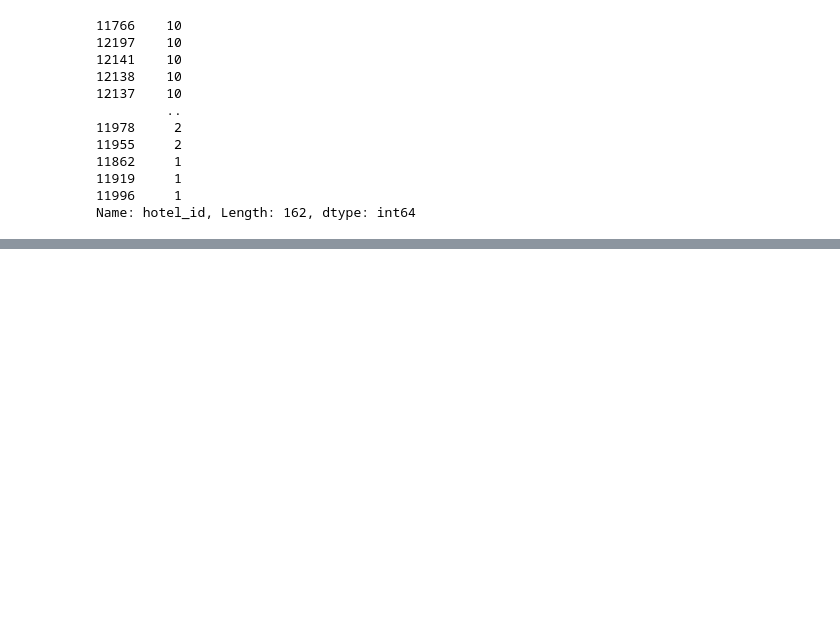
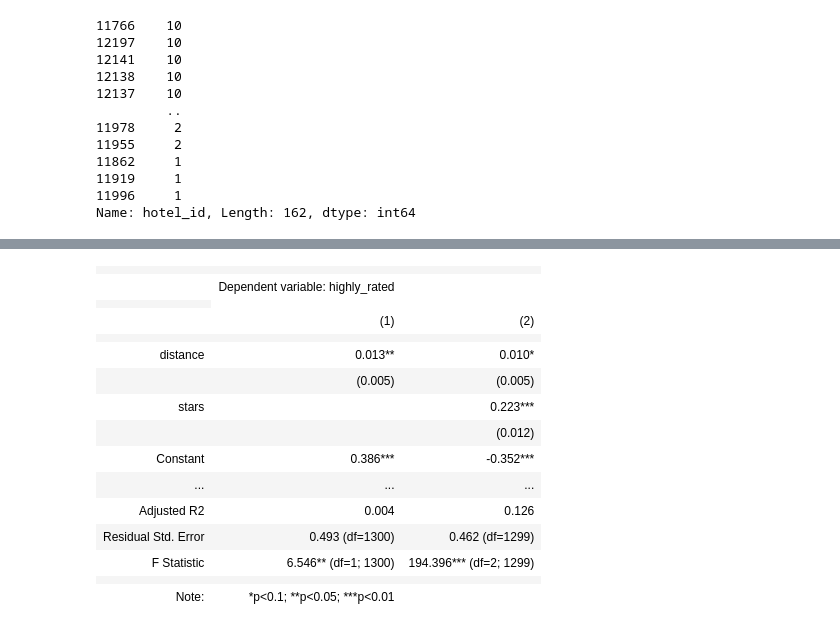
Before and after one commit to mateschieszler/DA2_2023, a Jupyter notebook: work-files/assignment2/Assignment-2_code_work.ipynb, the cells around one changed output, grey strips where cells are left out. Saved outputs shown, nothing was run; the diff lists cells and outputs as text; code cells hidden in the pictures; blank space fills up the shorter version.

```diff
--- a/work-files/assignment2/Assignment-2_code_work.ipynb
+++ b/work-files/assignment2/Assignment-2_code_work.ipynb
@@ -420,0 +440,26 @@ g2c
+# %%
+lpm1 = smf.ols("highly_rated ~ distance", data=filtered_naples).fit(cov_type="HC1")
+# %%
+lpm2 = smf.ols("highly_rated ~ distance + stars", data=filtered_naples).fit(cov_type="HC1")
+# %%
+stargazer = Stargazer([lpm1, lpm2])
+stargazer.covariate_order(["distance", "stars", "Intercept"])
+stargazer.rename_covariates({"Intercept": "Constant"})
+stargazer
+# %% [output]
+|  |  |  |
+|  | Dependent variable: highly_rated |  |
+|  |
+|  | (1) | (2) |
+|  |  |  |
+| distance | 0.013** | 0.010* |
+|  | (0.005) | (0.005) |
+| stars |  | 0.223*** |
+|  |  | (0.012) |
+| Constant | 0.386*** | -0.352*** |
+| ... | ... | ... |
+| Adjusted R2 | 0.004 | 0.126 |
+| Residual Std. Error | 0.493 (df=1300) | 0.462 (df=1299) |
+| F Statistic | 6.546** (df=1; 1300) | 194.396*** (df=2; 1299) |
+|  |  |  |
+| Note: | *p<0.1; **p<0.05; ***p<0.01 |  |
```
Also changed, not shown: parts of 3 cells of this notebook.
